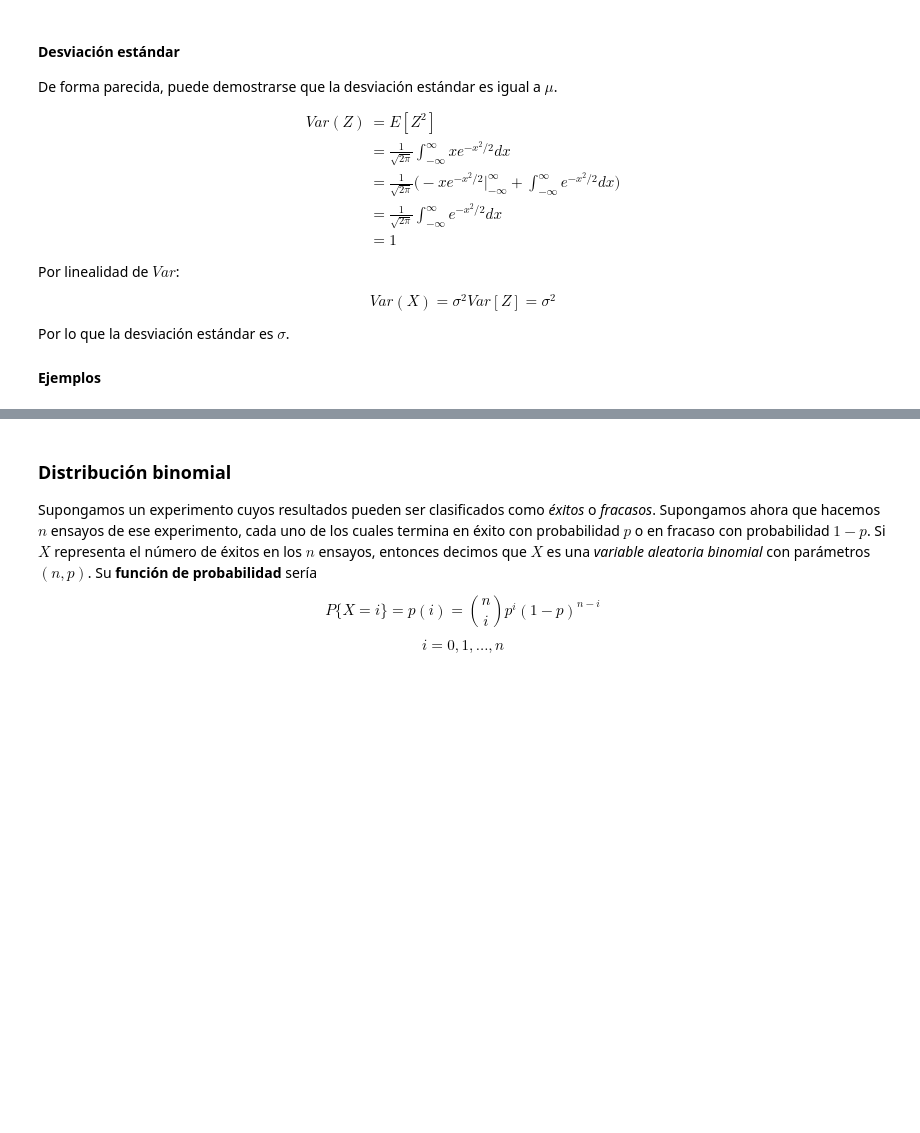
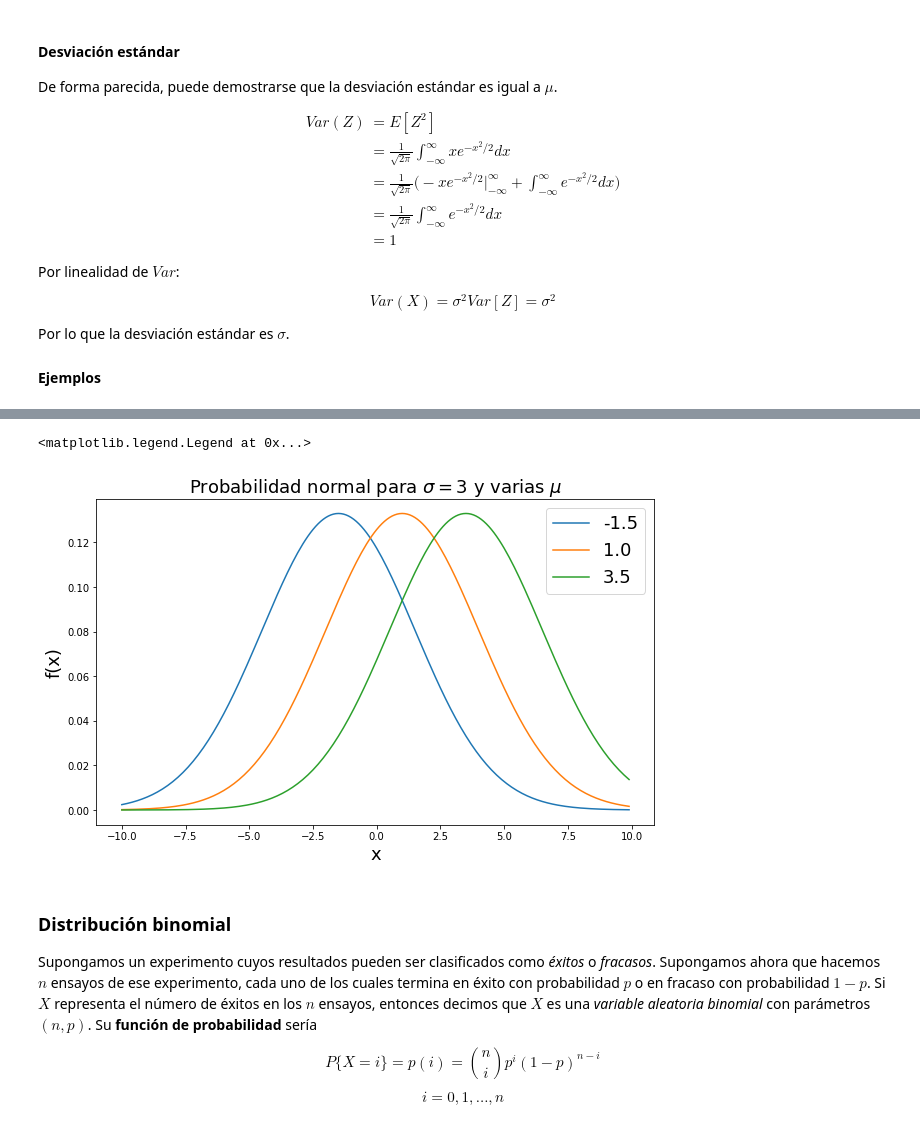
Before and after one commit to CosmoStats/cosmostats2018-Pagutri, a Jupyter notebook: Ago/ejercicios/ejer02_parte3.ipynb, the cells around one changed output, grey strips where cells are left out. Drawn from its saved outputs; the diff is of its cells as text; code cells hidden in the pictures; blank space fills up the shorter version.

```diff
--- a/Ago/ejercicios/ejer02_parte3.ipynb
+++ b/Ago/ejercicios/ejer02_parte3.ipynb
@@ -188,3 +211,18 @@ Por lo que la desviación estándar es $ \sigma $.
+# %%
+sigma = 3.0
+mu = -4.0
+
+for i in range(3):
+    mu += 2.5
+    plt.plot(x, vecfun(x, sigma, mu), label = str(mu))
+
+plt.xlabel('x', fontsize = 18)
+plt.ylabel('f(x)', fontsize = 18)
+plt.title(r'Probabilidad normal para $\sigma = 3$ y varias $\mu$', fontsize = 18)
+plt.legend(fontsize = 18)
+# %% [output]
+<matplotlib.legend.Legend at 0x...>
+[figure, added]
 # %% [markdown]
 ### Distribución binomial
 
```
Also changed, not shown: parts of 2 cells of this notebook.
